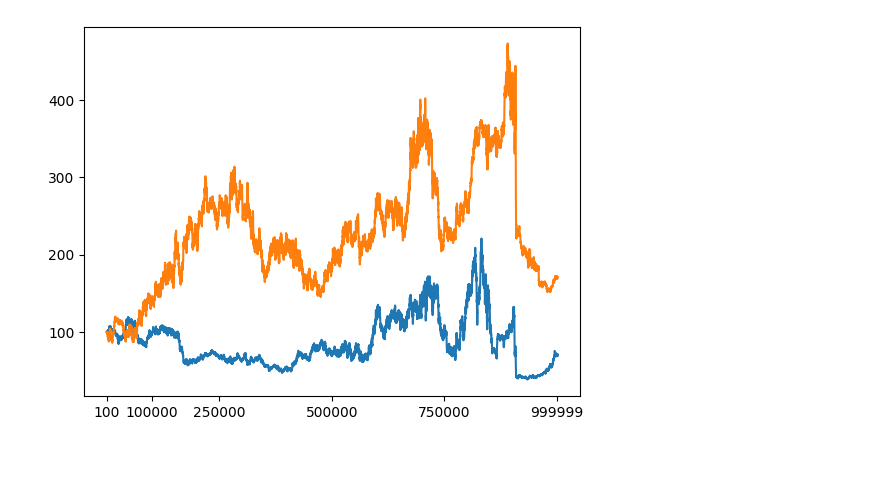
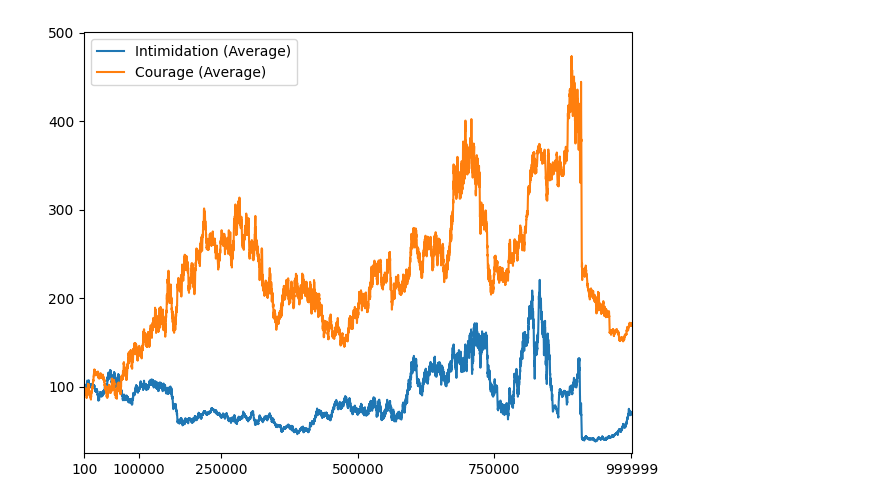
Before and after one commit to IanHornblower/CS-176-project, a Jupyter notebook: main.ipynb, the cells around one changed output. Saved outputs shown, nothing was run; the diff lists cells and outputs as text; code cells hidden in the pictures; blank space fills up the shorter version.

```diff
--- a/main.ipynb
+++ b/main.ipynb
@@ -128,7 +187,0 @@ plt.show()
-# %%
-# Other testing
-
-overall.sort_values(by=['Lifespan (Average)'], inplace=True)
-plt.hexbin(overall['Lifespan (Average)'], overall['Courage (Average)'], gridsize=20)
-
-plt.show()
@@ -137,13 +188,17 @@ plt.show()
 # %%
 fig, ax = plt.subplots()
 
 overall.sort_values(by=['Turn'], inplace=True)
 
 ax.plot(overall['Turn'], overall['Intimidation (Average)'])
 ax.plot(overall['Turn'], overall['Courage (Average)'])
 
+plt.ylim(25,500)
+plt.xlim(0, 1_001_800)
 plt.xticks([100, 100000, 250000, 500000, 750000, 999999])
+plt.legend(['Intimidation (Average)', 'Courage (Average)'])
 
+plt.tight_layout()
 plt.show()
 # %% [output]
-[figure, old version]
+[figure, new version]
```
Also changed, not shown: parts of 9 cells of this notebook.
